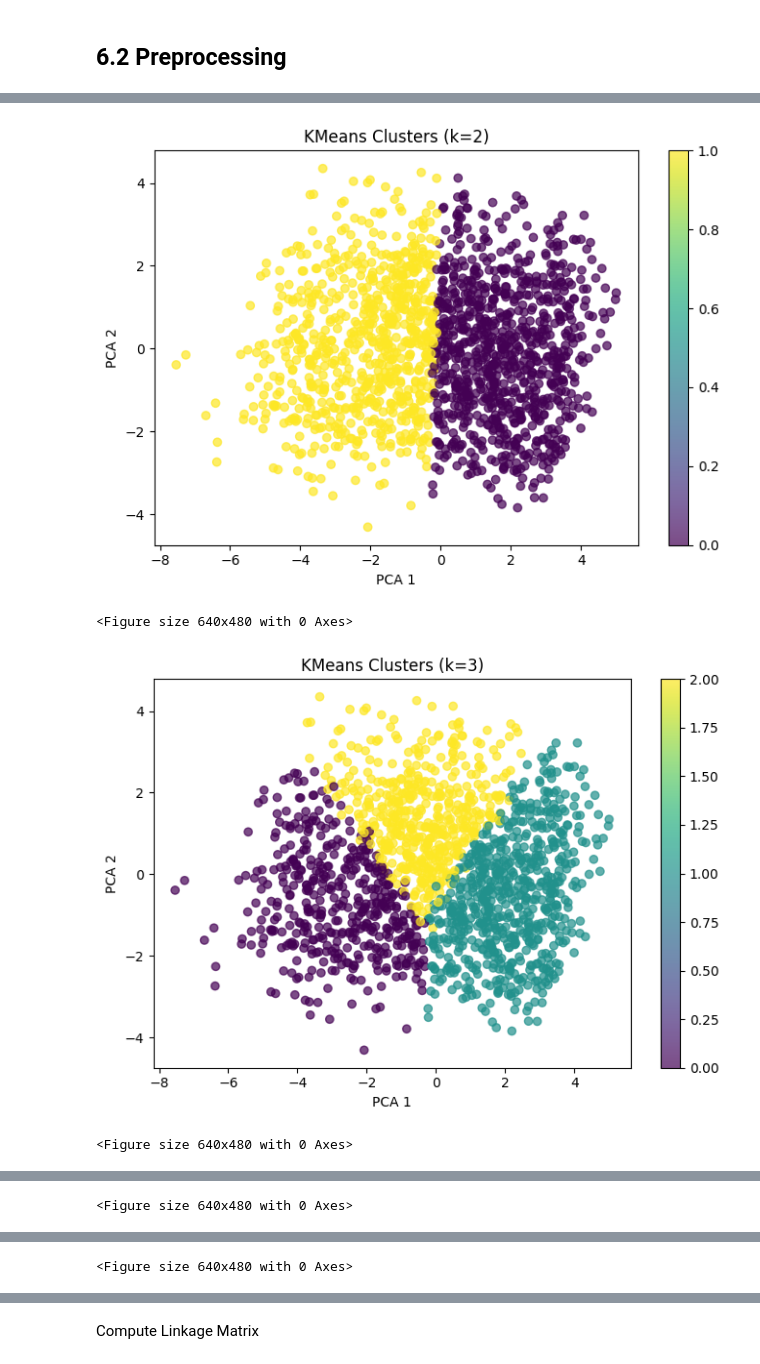
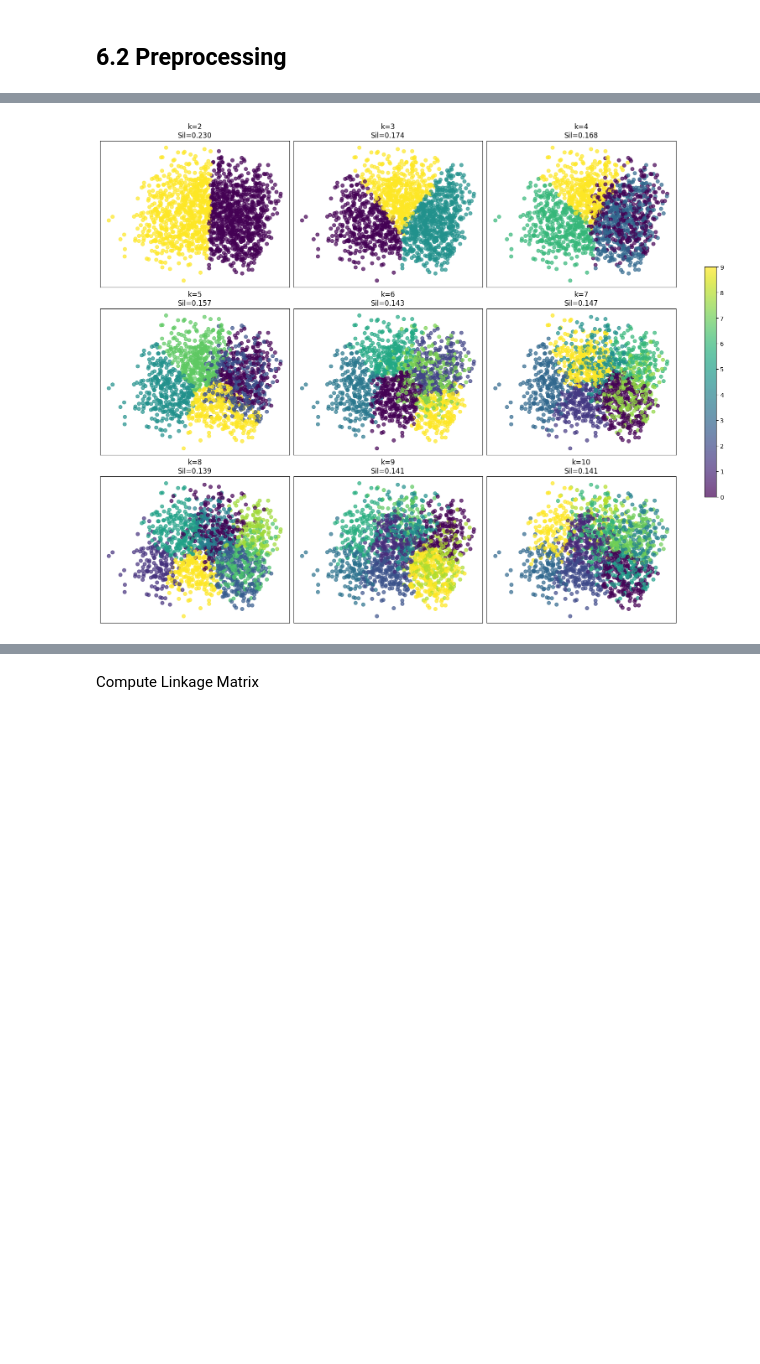
Before and after one commit to jtang6031/siads-696-nba-injury-prediction, a Jupyter notebook: notebooks/06_unsupervised_models.ipynb, the cells around one changed output, grey strips where cells are left out. Saved outputs shown, nothing was run; the diff lists cells and outputs as text; code cells hidden in the pictures; blank space fills up the shorter version.

```diff
--- a/notebooks/06_unsupervised_models.ipynb
+++ b/notebooks/06_unsupervised_models.ipynb
@@ -54,45 +57,40 @@ X_pca = pca.fit_transform(X_scaled)
 # %%
 results = []
 
-for k in range(2, 11):
+k_values = range(2, 11)
+n_plots = len(k_values)
+
+# Create grid (3x3 for 9 plots)
+fig, axes = plt.subplots(3, 3, figsize=(15, 12), constrained_layout=True)
+axes = axes.flatten()
+
+for idx, k in enumerate(k_values):
 
     kmeans = KMeans(n_clusters=k, random_state=42, n_init=20)
     labels = kmeans.fit_predict(X_scaled)
 
     sil_score = silhouette_score(X_scaled, labels)
 
     results.append({
         "k": k,
         "silhouette_score": sil_score,
         "inertia": kmeans.inertia_
     })
 
-    # Plot
-    plt.figure(figsize=(7,5))
-    scatter = plt.scatter(
+    # Plot on subplot
+    scatter = axes[idx].scatter(
         X_pca[:, 0],
         X_pca[:, 1],
         c=labels,
         cmap="viridis",
         alpha=0.7
     )
 
-    plt.title(f"KMeans Clusters (k={k})")
-    plt.xlabel("PCA 1")
-    plt.ylabel("PCA 2")
-    plt.colorbar(scatter)
-    plt.tight_layout()
-    plt.show()
+    axes[idx].set_title(f"k={k}\nSil={sil_score:.3f}")
+    axes[idx].set_xticks([])
+    axes[idx].set_yticks([])
 
-
-    plt.colorbar(scatter, label="Cluster")
-    plt.show()
-
-print("KMeans Clustering Results:")
-for result in results:
-    print(f"k={result['k']}, silhouette_score={result['silhouette_score']:.3f}, inertia={result['inertia']:.2f}")
+fig.colorbar(scatter, ax=axes, orientation='vertical', fraction=0.02)
+plt.show()
 # %% [output]
-[figure, old version]
+[figure, new version]
-<Figure size 640x480 with 0 Axes>
-[figure, removed]
-<Figure size 640x480 with 0 Axes>
@@ -100 +96,0 @@ for result in results:
-<Figure size 640x480 with 0 Axes>
@@ -102 +96,0 @@ for result in results:
-<Figure size 640x480 with 0 Axes>
```
Also changed, not shown: parts of 22 cells of this notebook.
